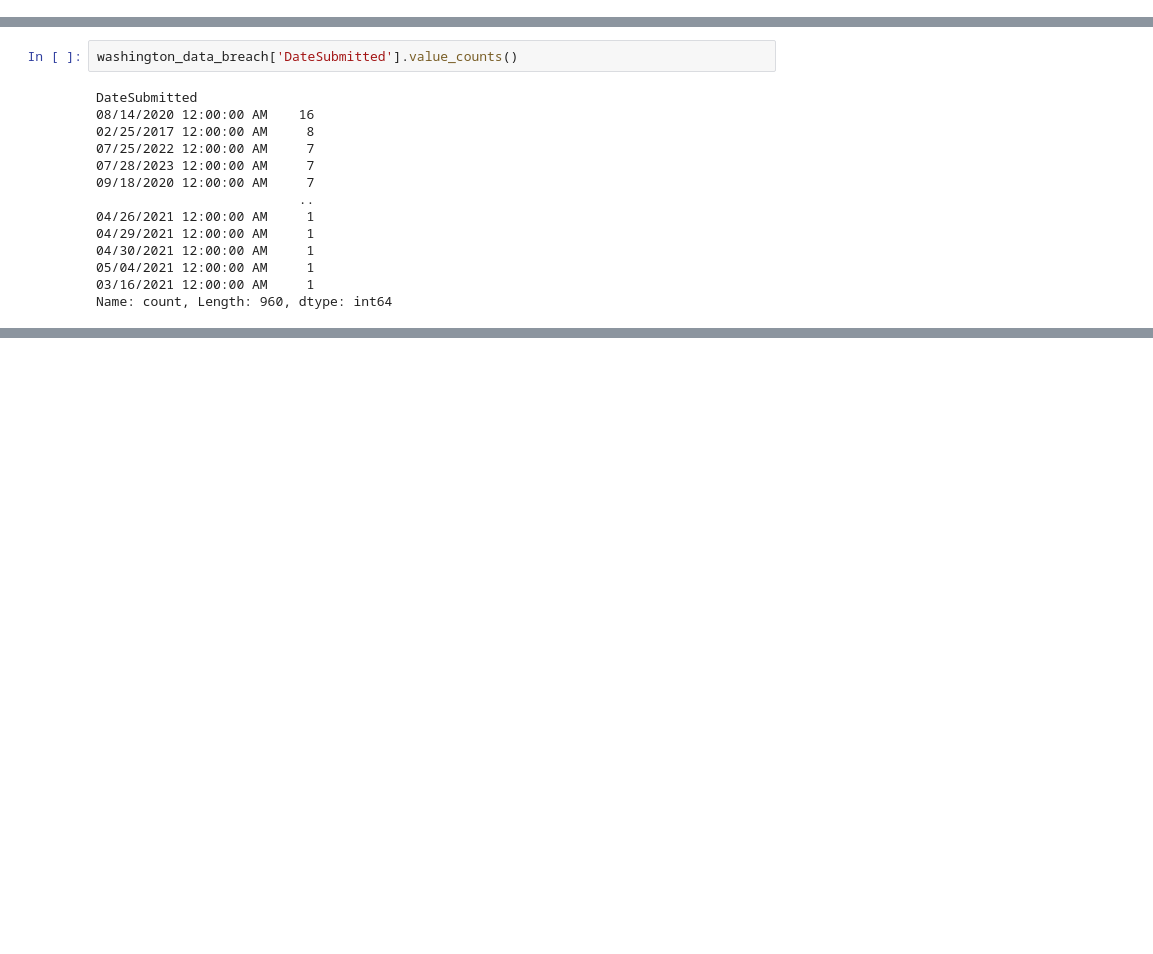
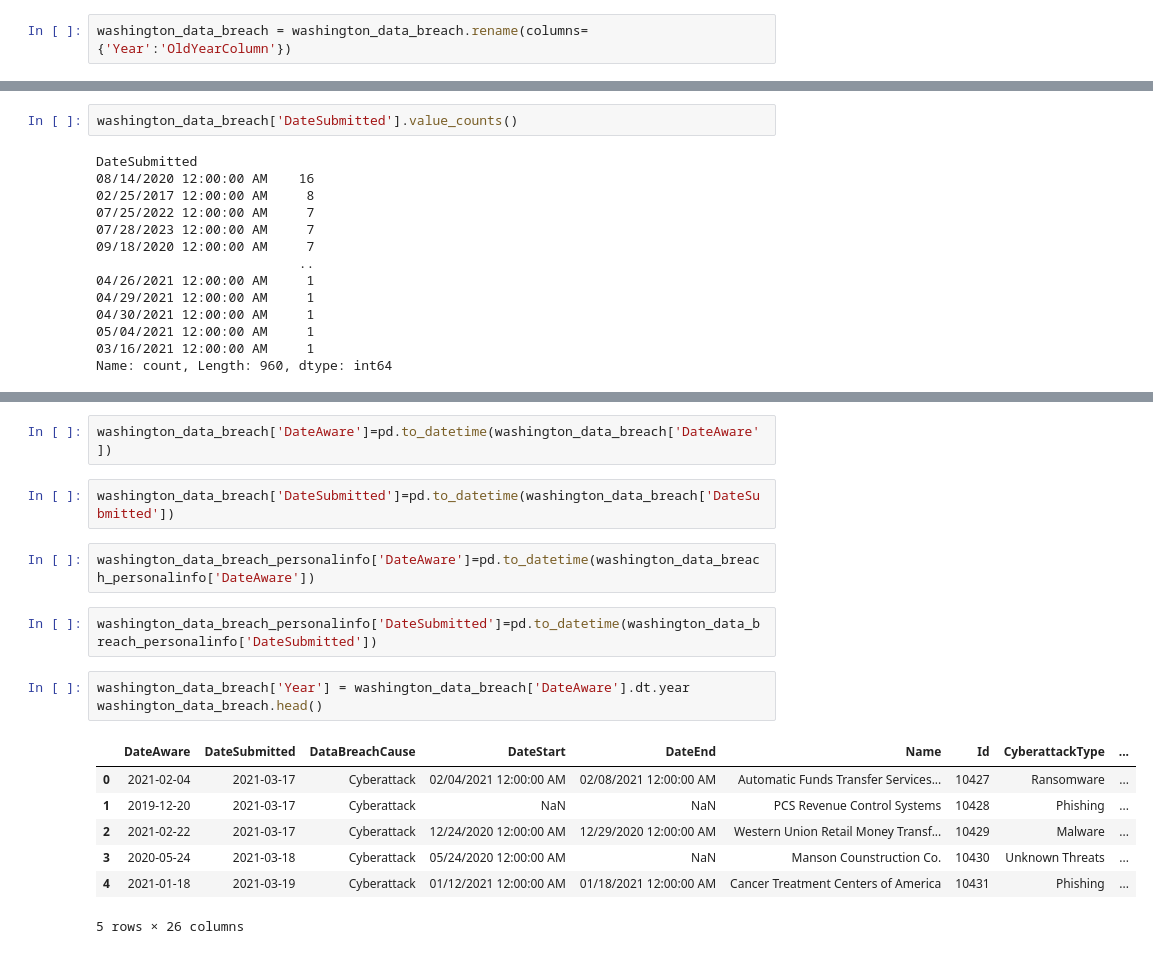
Before and after one commit to BrittanyRussell-15/Data_Breach_Risk_Capstone2025, a Jupyter notebook: notebooks/washingtoncyberattackscapstonebybrittanyrussell.ipynb, the cells around one changed output, grey strips where cells are left out. Cells and saved outputs as stored; diff of their text form; blank space fills up the shorter version.

```diff
--- a/notebooks/washingtoncyberattackscapstonebybrittanyrussell.ipynb
+++ b/notebooks/washingtoncyberattackscapstonebybrittanyrussell.ipynb
@@ -186,0 +225,2 @@ Name: count, dtype: int64
+# %%
+washington_data_breach = washington_data_breach.rename(columns={'Year':'OldYearColumn'})
@@ -218,0 +281,19 @@ Name: count, Length: 960, dtype: int64
+# %%
+washington_data_breach['DateAware']=pd.to_datetime(washington_data_breach['DateAware'])
+# %%
+washington_data_breach['DateSubmitted']=pd.to_datetime(washington_data_breach['DateSubmitted'])
+# %%
+washington_data_breach_personalinfo['DateAware']=pd.to_datetime(washington_data_breach_personalinfo['DateAware'])
+# %%
+washington_data_breach_personalinfo['DateSubmitted']=pd.to_datetime(washington_data_breach_personalinfo['DateSubmitted'])
+# %%
+washington_data_breach['Year'] = washington_data_breach['DateAware'].dt.year
+washington_data_breach.head()
+# %% [output]
+|  | DateAware | DateSubmitted | DataBreachCause | DateStart | DateEnd | Name | Id | CyberattackType | ... |
+| 0 | 2021-02-04 | 2021-03-17 | Cyberattack | 02/04/2021 12:00:00 AM | 02/08/2021 12:00:00 AM | Automatic Funds Transfer Services... | 10427 | Ransomware | ... |
+| 1 | 2019-12-20 | 2021-03-17 | Cyberattack | NaN | NaN | PCS Revenue Control Systems | 10428 | Phishing | ... |
+| 2 | 2021-02-22 | 2021-03-17 | Cyberattack | 12/24/2020 12:00:00 AM | 12/29/2020 12:00:00 AM | Western Union Retail Money Transf... | 10429 | Malware | ... |
+| 3 | 2020-05-24 | 2021-03-18 | Cyberattack | 05/24/2020 12:00:00 AM | NaN | Manson Counstruction Co. | 10430 | Unknown Threats | ... |
+| 4 | 2021-01-18 | 2021-03-19 | Cyberattack | 01/12/2021 12:00:00 AM | 01/18/2021 12:00:00 AM | Cancer Treatment Centers of America | 10431 | Phishing | ... |
+5 rows × 26 columns
```
Also changed, not shown: parts of 31 cells of this notebook, 5 other files.
